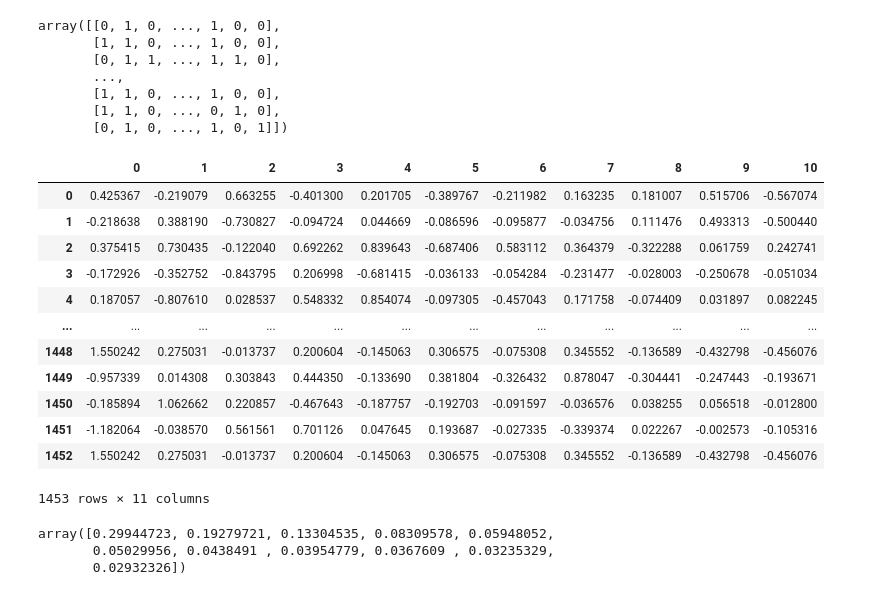
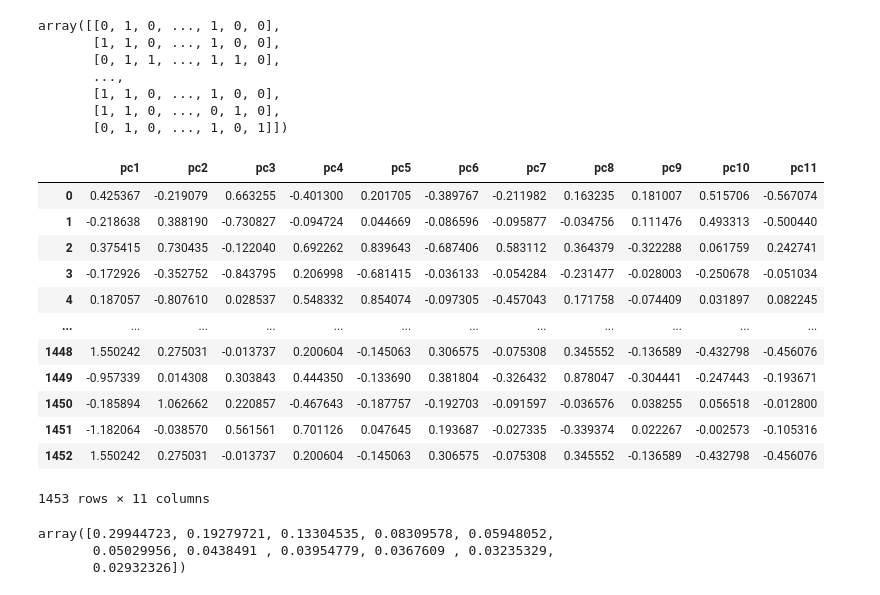
Before and after one commit to rohith4088/EV_SEGMENTATION, a Jupyter notebook: mcdolnads.ipynb, the cells around one changed output. Saved outputs shown, nothing was run; the diff lists cells and outputs as text; code cells hidden in the pictures.

```diff
--- a/mcdolnads.ipynb
+++ b/mcdolnads.ipynb
@@ -157,17 +139,17 @@ array([[0, 1, 0, ..., 1, 0, 0],
 # %%
 #performing pca
 #pca is perforned to get linerly dependent variables by ddawing perpendiculars
 from sklearn.decomposition import PCA
 from sklearn import preprocessing
 data = preprocessing.scale(x,with_mean=True,with_std=True) #standerdizing the data
 #why scaling and not normalization : because scaling changes the range of the data while not changing the shape normalization changes the shape of the data
 pca = PCA(n_components=11)#pca uing sigular value distribution
 pc = pca.fit_transform(x)
-
-pf = pd.DataFrame(data = pc)
+names = ['pc1','pc2','pc3','pc4','pc5','pc6','pc7','pc8','pc9','pc10','pc11']
+pf = pd.DataFrame(data = pc,columns=names)
 pf
 # %% [output]
-|  | 0 | 1 | 2 | 3 | 4 | 5 | 6 | 7 | 8 | 9 | 10 |
+|  | pc1 | pc2 | pc3 | pc4 | pc5 | pc6 | pc7 | pc8 | pc9 | pc10 | pc11 |
 | 0 | 0.425367 | -0.219079 | 0.663255 | -0.401300 | 0.201705 | -0.389767 | -0.211982 | 0.163235 | 0.181007 | 0.515706 | -0.567074 |
 | 1 | -0.218638 | 0.388190 | -0.730827 | -0.094724 | 0.044669 | -0.086596 | -0.095877 | -0.034756 | 0.111476 | 0.493313 | -0.500440 |
 | 2 | 0.375415 | 0.730435 | -0.122040 | 0.692262 | 0.839643 | -0.687406 | 0.583112 | 0.364379 | -0.322288 | 0.061759 | 0.242741 |
```
Also changed, not shown: parts of 20 cells of this notebook, 1 other file.
